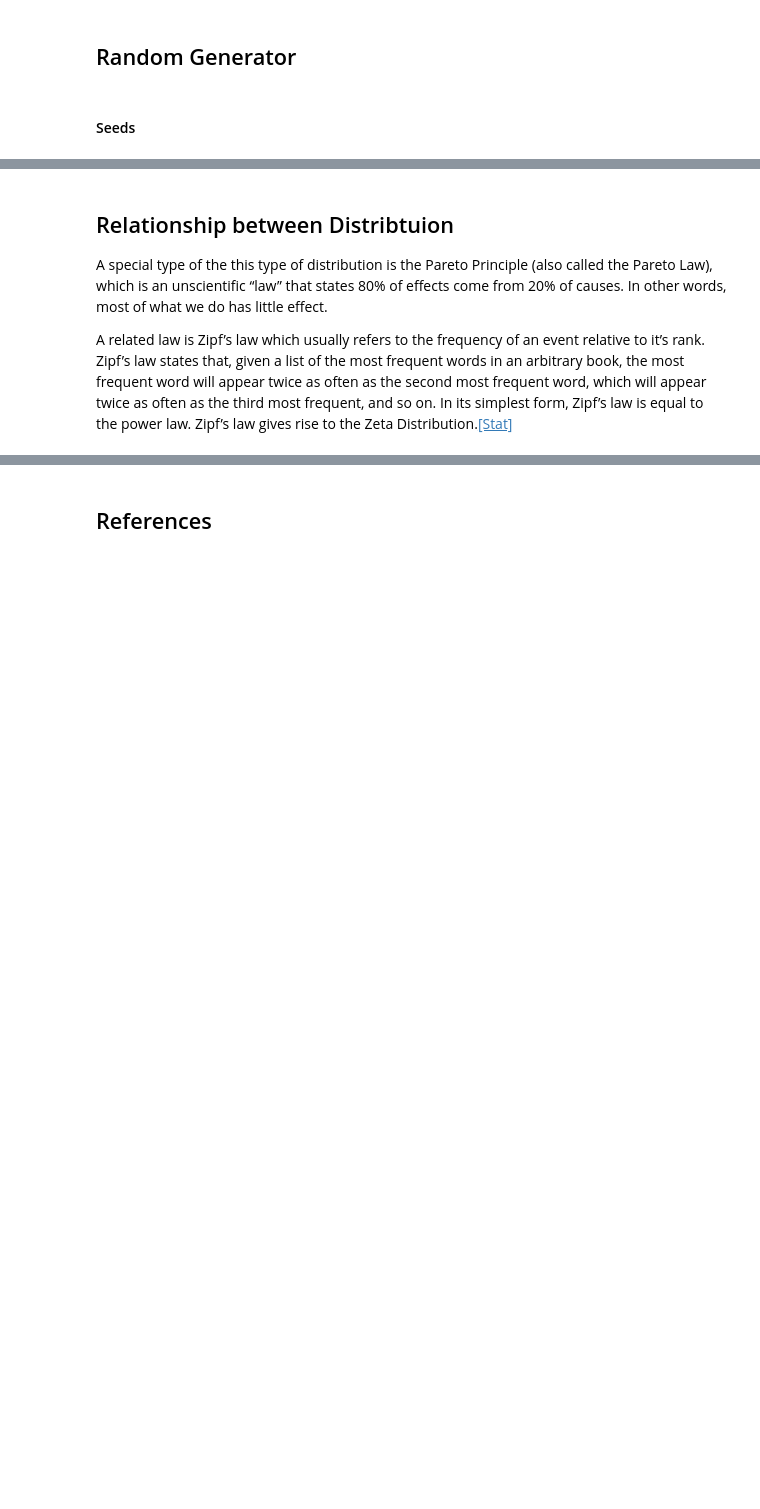
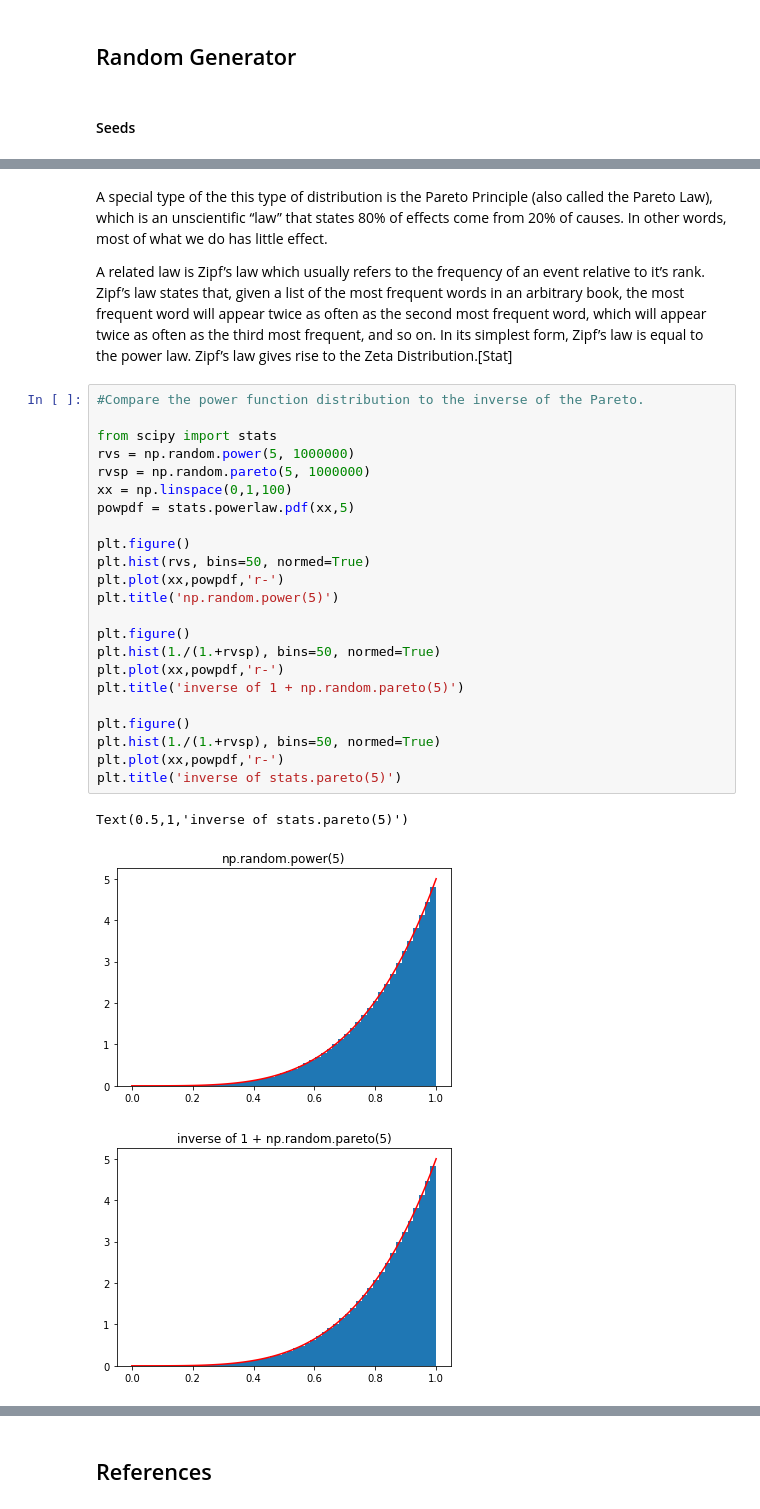
Before and after one commit to JohnADeady/Assignments-Programming-of-DA, a Jupyter notebook: Numpy.Random Package.ipynb, the cells around one changed output, grey strips where cells are left out. Cells and saved outputs as stored; diff of their text form; blank space fills up the shorter version.

```diff
--- a/Numpy.Random Package.ipynb
+++ b/Numpy.Random Package.ipynb
@@ -383,6 +417,31 @@ For a seed to be used in a pseudorandom number generator, it does not need to be
 # %% [markdown]
-## Relationship between Distribtuion
-
 A special type of the this type of distribution is the Pareto Principle (also called the Pareto Law), which is an unscientific “law” that states 80% of effects come from 20% of causes. In other words, most of what we do has little effect.
 
-A related law is Zipf’s law which usually refers to the frequency of an event relative to it’s rank. Zipf’s law states that, given a list of the most frequent words in an arbitrary book, the most frequent word will appear twice as often as the second most frequent word, which will appear twice as often as the third most frequent, and so on. In its simplest form, Zipf’s law is equal to the power law. Zipf’s law gives rise to the Zeta Distribution.[[Stat]](https://www.statisticshowto.datasciencecentral.com/power-law/)
+A related law is Zipf’s law which usually refers to the frequency of an event relative to it’s rank. Zipf’s law states that, given a list of the most frequent words in an arbitrary book, the most frequent word will appear twice as often as the second most frequent word, which will appear twice as often as the third most frequent, and so on. In its simplest form, Zipf’s law is equal to the power law. Zipf’s law gives rise to the Zeta Distribution.[Stat]
+# %%
+#Compare the power function distribution to the inverse of the Pareto.
+
+from scipy import stats
+rvs = np.random.power(5, 1000000)
+rvsp = np.random.pareto(5, 1000000)
+xx = np.linspace(0,1,100)
+powpdf = stats.powerlaw.pdf(xx,5)
+
+plt.figure()
+plt.hist(rvs, bins=50, normed=True)
+plt.plot(xx,powpdf,'r-')
+plt.title('np.random.power(5)')
+
+plt.figure()
+plt.hist(1./(1.+rvsp), bins=50, normed=True)
+plt.plot(xx,powpdf,'r-')
+plt.title('inverse of 1 + np.random.pareto(5)')
+
+plt.figure()
+plt.hist(1./(1.+rvsp), bins=50, normed=True)
+plt.plot(xx,powpdf,'r-')
+plt.title('inverse of stats.pareto(5)')
+# %% [output]
+Text(0.5,1,'inverse of stats.pareto(5)')
+[figure, added]
+[figure, added]
```
Also changed, not shown: parts of 34 cells of this notebook.
